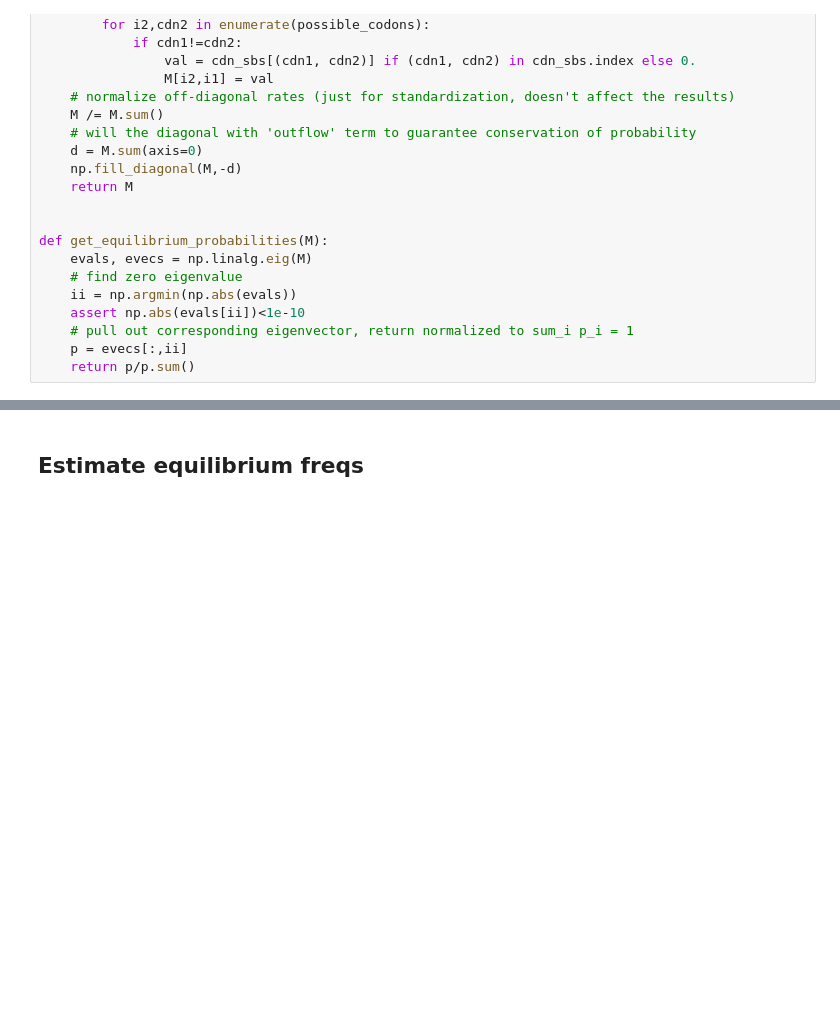
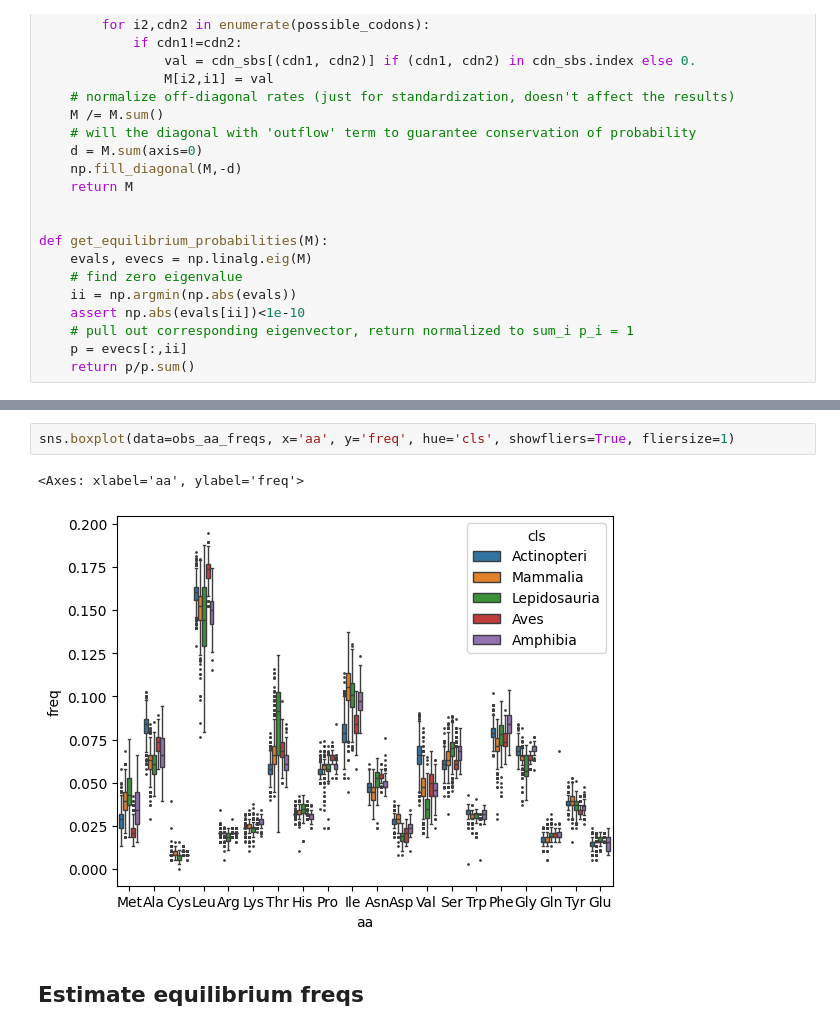
Before and after one commit to mitoclub/AminoAcidShift, a Jupyter notebook: eq_freqs/prepare_data_for_aa_shift.ipynb, the cells around one changed output, grey strips where cells are left out. Cells and saved outputs as stored; diff of their text form; blank space fills up the shorter version.

```diff
--- a/eq_freqs/prepare_data_for_aa_shift.ipynb
+++ b/eq_freqs/prepare_data_for_aa_shift.ipynb
@@ -85,3 +172,8 @@ def get_equilibrium_probabilities(M):
+# %%
+sns.boxplot(data=obs_aa_freqs, x='aa', y='freq', hue='cls', showfliers=True, fliersize=1)
+# %% [output]
+<Axes: xlabel='aa', ylabel='freq'>
+[figure, added]
 # %% [markdown]
 ## Estimate equilibrium freqs
 # %%
```
Also changed, not shown: parts of 11 cells of this notebook, 3 other files.
